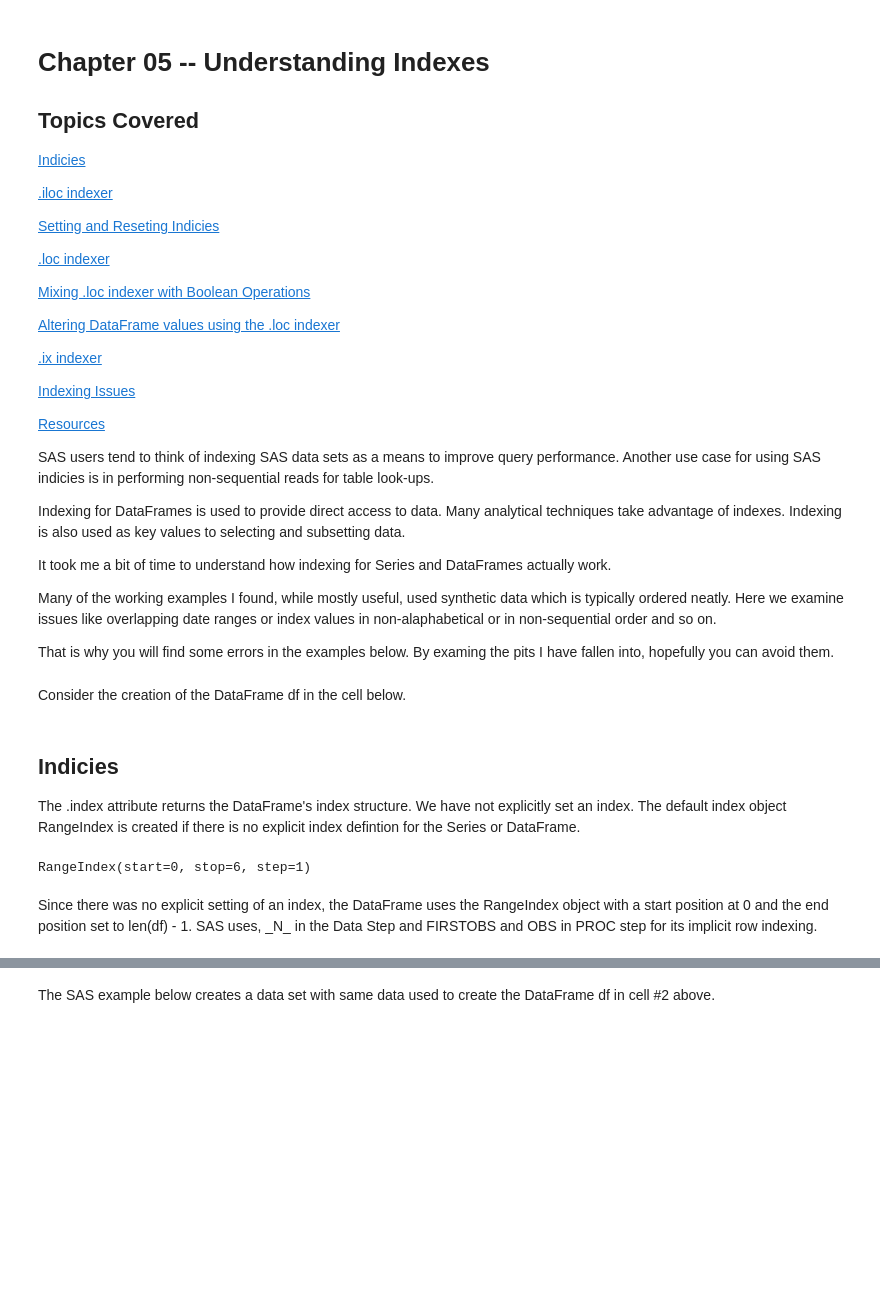
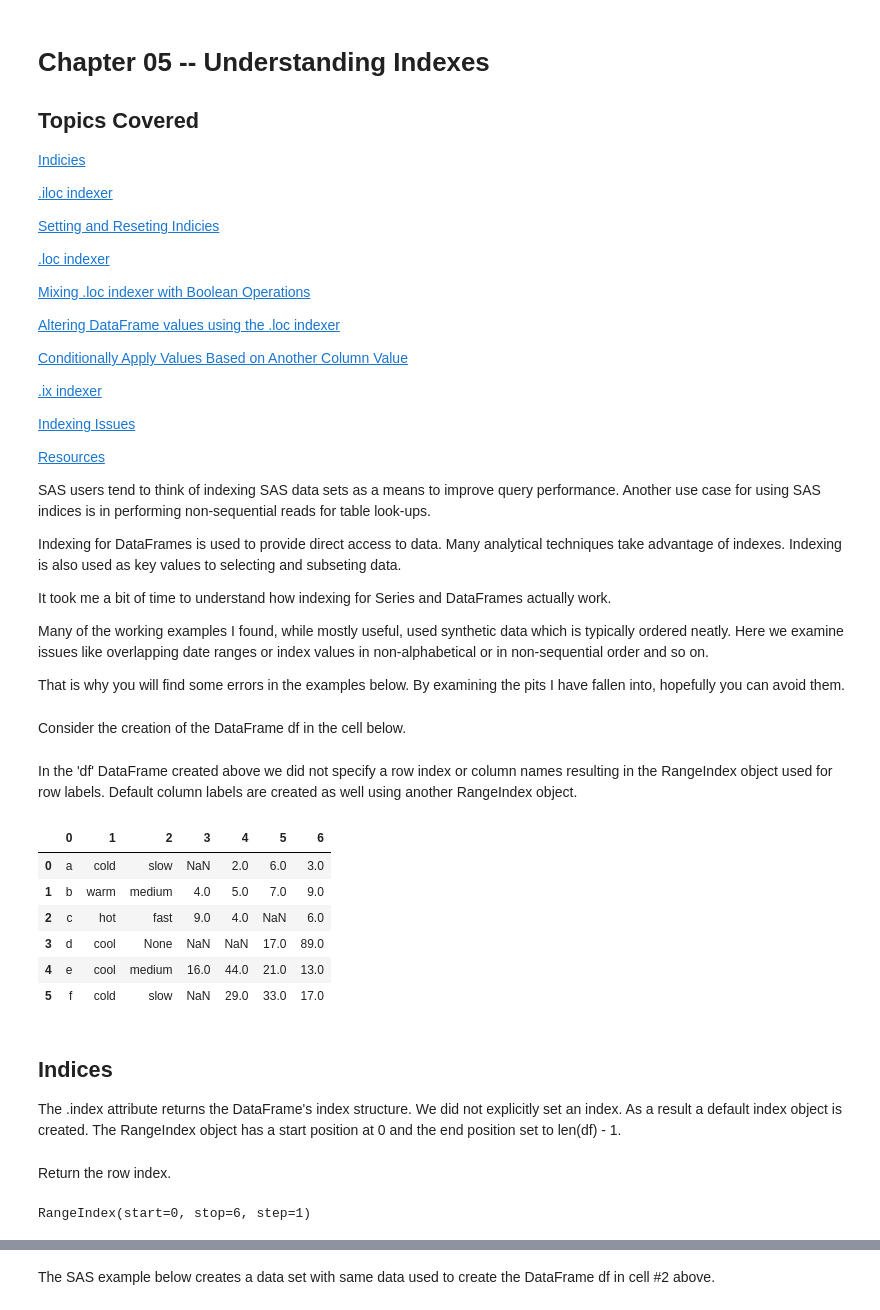
Before and after one commit to RandyBetancourt/PythonForSASUsers, a Jupyter notebook: Chapter 05 -- Understanding Indexes.ipynb, the cells around one changed output, grey strips where cells are left out. Cells and saved outputs as stored; diff of their text form; code cells hidden in the pictures; blank space fills up the shorter version.

```diff
--- a/Chapter 05 -- Understanding Indexes.ipynb
+++ b/Chapter 05 -- Understanding Indexes.ipynb
@@ -14,21 +14,23 @@
 
 <a href="http://nbviewer.jupyter.org/github/RandyBetancourt/PythonForSASUsers/blob/master/Chapter%2005%20--%20Understanding%20Indexes.ipynb#Altering-DataFrame-values-using-the-.loc-indexer"> Altering DataFrame values using the .loc indexer </a>
 
+<a href="http://nbviewer.jupyter.org/github/RandyBetancourt/PythonForSASUsers/blob/master/Chapter%2005%20--%20Understanding%20Indexes.ipynb#Conditionally-Apply-Values-Based-on-Another-Column-Value">Conditionally Apply Values Based on Another Column Value</a>
+
 <a href="http://nbviewer.jupyter.org/github/RandyBetancourt/PythonForSASUsers/blob/master/Chapter%2005%20--%20Understanding%20Indexes.ipynb#.ix-Indexer"> .ix indexer </a>
 
 <a href="http://nbviewer.jupyter.org/github/RandyBetancourt/PythonForSASUsers/blob/master/Chapter%2005%20--%20Understanding%20Indexes.ipynb#Indexing-Issues"> Indexing Issues </a>
 
 <a href="http://nbviewer.jupyter.org/github/RandyBetancourt/PythonForSASUsers/blob/master/Chapter%2005%20--%20Understanding%20Indexes.ipynb#Resources"> Resources </a>
 
-SAS users tend to think of indexing SAS data sets as a means to improve query performance.  Another use case for using SAS indicies is in performing non-sequential reads for table look-ups.
+SAS users tend to think of indexing SAS data sets as a means to improve query performance.  Another use case for using SAS indices is in performing non-sequential reads for table look-ups.
 
-Indexing for DataFrames is used to provide direct access to data.  Many analytical techniques take advantage of indexes.  Indexing is also used as key values to selecting and subsetting data.
+Indexing for DataFrames is used to provide direct access to data.  Many analytical techniques take advantage of indexes.  Indexing is also used as key values to selecting and subseting data.
 
 It took me a bit of time to understand how indexing for Series and DataFrames actually work.
 
-Many of the working examples I found, while mostly useful, used synthetic data which is typically ordered neatly.  Here we examine issues like overlapping date ranges or index values in non-alaphabetical or in non-sequential order and so on.
+Many of the working examples I found, while mostly useful, used synthetic data which is typically ordered neatly.  Here we examine issues like overlapping date ranges or index values in non-alphabetical or in non-sequential order and so on.
 
-That is why you will find some errors in the examples below.  By examing the pits I have fallen into, hopefully you can avoid them.
+That is why you will find some errors in the examples below.  By examining the pits I have fallen into, hopefully you can avoid them.
 # %%
 import numpy as np
 import pandas as pd
@@ -43,13 +45,25 @@ df = pd.DataFrame([['a', 'cold','slow', np.nan, 2., 6., 3.],
                     ['d', 'cool', None, np.nan, np.nan, 17, 89],
                     ['e', 'cool', 'medium', 16, 44, 21, 13],
                     ['f', 'cold', 'slow', np.nan, 29, 33, 17]])
+# %% [markdown]
+In the 'df' DataFrame created above we did not specify a row index or column names resulting in the RangeIndex object used for row labels.  Default column labels are created as well using another RangeIndex object.
+# %%
+df
+# %% [output]
+|  | 0 | 1 | 2 | 3 | 4 | 5 | 6 |
+| 0 | a | cold | slow | NaN | 2.0 | 6.0 | 3.0 |
+| 1 | b | warm | medium | 4.0 | 5.0 | 7.0 | 9.0 |
+| 2 | c | hot | fast | 9.0 | 4.0 | NaN | 6.0 |
+| 3 | d | cool | None | NaN | NaN | 17.0 | 89.0 |
+| 4 | e | cool | medium | 16.0 | 44.0 | 21.0 | 13.0 |
+| 5 | f | cold | slow | NaN | 29.0 | 33.0 | 17.0 |
 # %% [markdown]
-## Indicies
+## Indices
 
-The .index attribute returns the DataFrame's index structure.  We have not explicitly set an index.  The default index object RangeIndex is created if there is no explicit index defintion for the Series or DataFrame.
+The .index attribute returns the DataFrame's index structure.  We did not explicitly set an index.  As a result a default index object is created.  The RangeIndex object has a start position at 0 and the end position set to len(df) - 1.
+# %% [markdown]
+Return the row index.
 # %%
 df.index
 # %% [output]
 RangeIndex(start=0, stop=6, step=1)
-# %% [markdown]
-Since there was no explicit setting of an index, the DataFrame uses the RangeIndex object with a start position at 0 and the end position set to len(df) - 1.  SAS uses, \_N\_ in the Data Step and FIRSTOBS and OBS in PROC step for its implicit row indexing.
```
Also changed, not shown: parts of 55 cells of this notebook.
